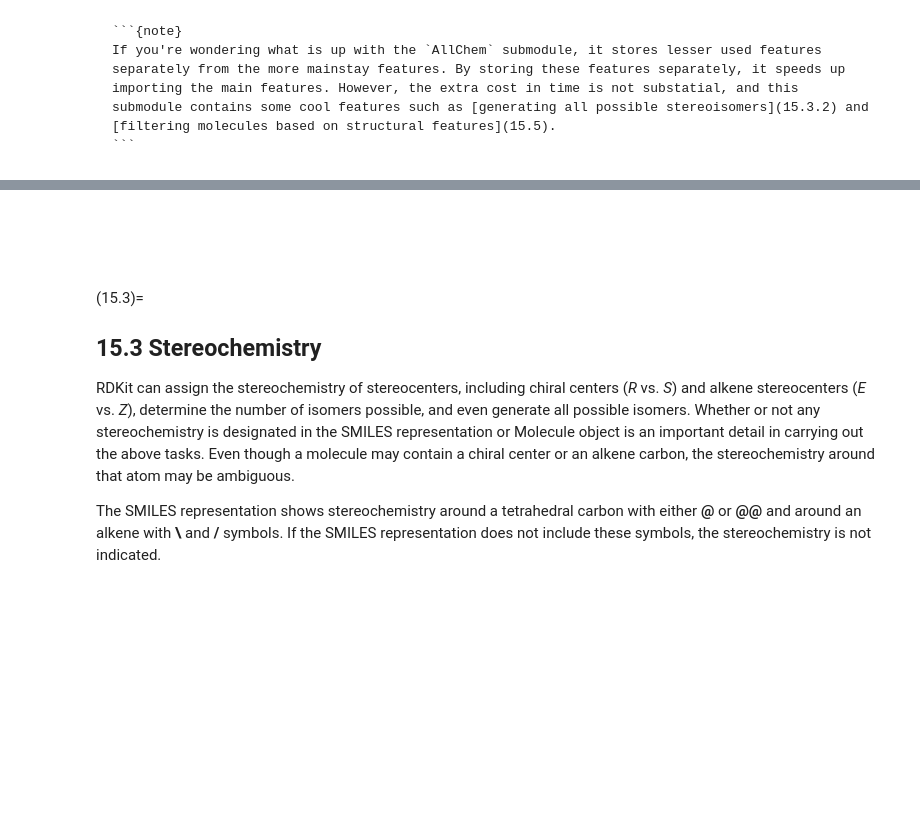
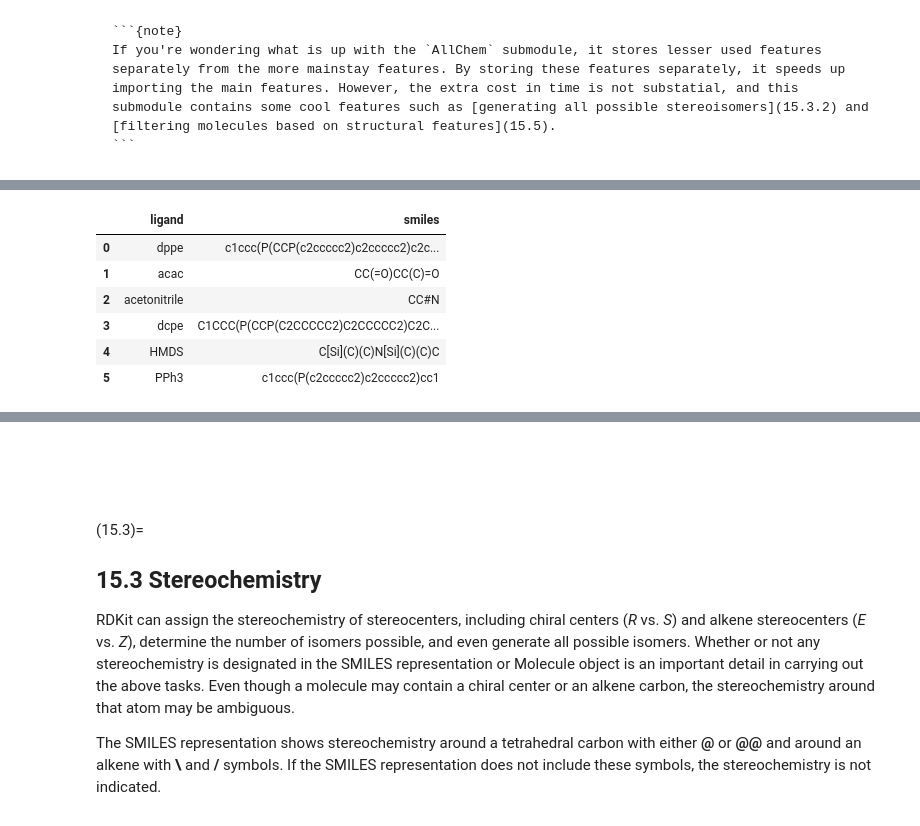
Before and after one commit to weisscharlesj/SciCompforChemists, a Jupyter notebook: notebooks/chapter_15/chap_15_notebook.ipynb, the cells around one changed output, grey strips where cells are left out. Cells and saved outputs as stored; diff of their text form; code cells hidden in the pictures; blank space fills up the shorter version.

Commit message:
Add section 15.2.3 on RDKit molecules in DataFrames.

```diff
--- a/notebooks/chapter_15/chap_15_notebook.ipynb
+++ b/notebooks/chapter_15/chap_15_notebook.ipynb
@@ -235,0 +242,11 @@ If you're wondering what is up with the `AllChem` submodule, it stores lesser us
+# %%
+ligands = pd.read_csv('data/ligands.csv')
+ligands
+# %% [output]
+|  | ligand | smiles |
+| 0 | dppe | c1ccc(P(CCP(c2ccccc2)c2ccccc2)c2c... |
+| 1 | acac | CC(=O)CC(C)=O |
+| 2 | acetonitrile | CC#N |
+| 3 | dcpe | C1CCC(P(CCP(C2CCCCC2)C2CCCCC2)C2C... |
+| 4 | HMDS | C[Si](C)(C)N[Si](C)(C)C |
+| 5 | PPh3 | c1ccc(P(c2ccccc2)c2ccccc2)cc1 |
```
Also changed, not shown: parts of 5 cells of this notebook.
